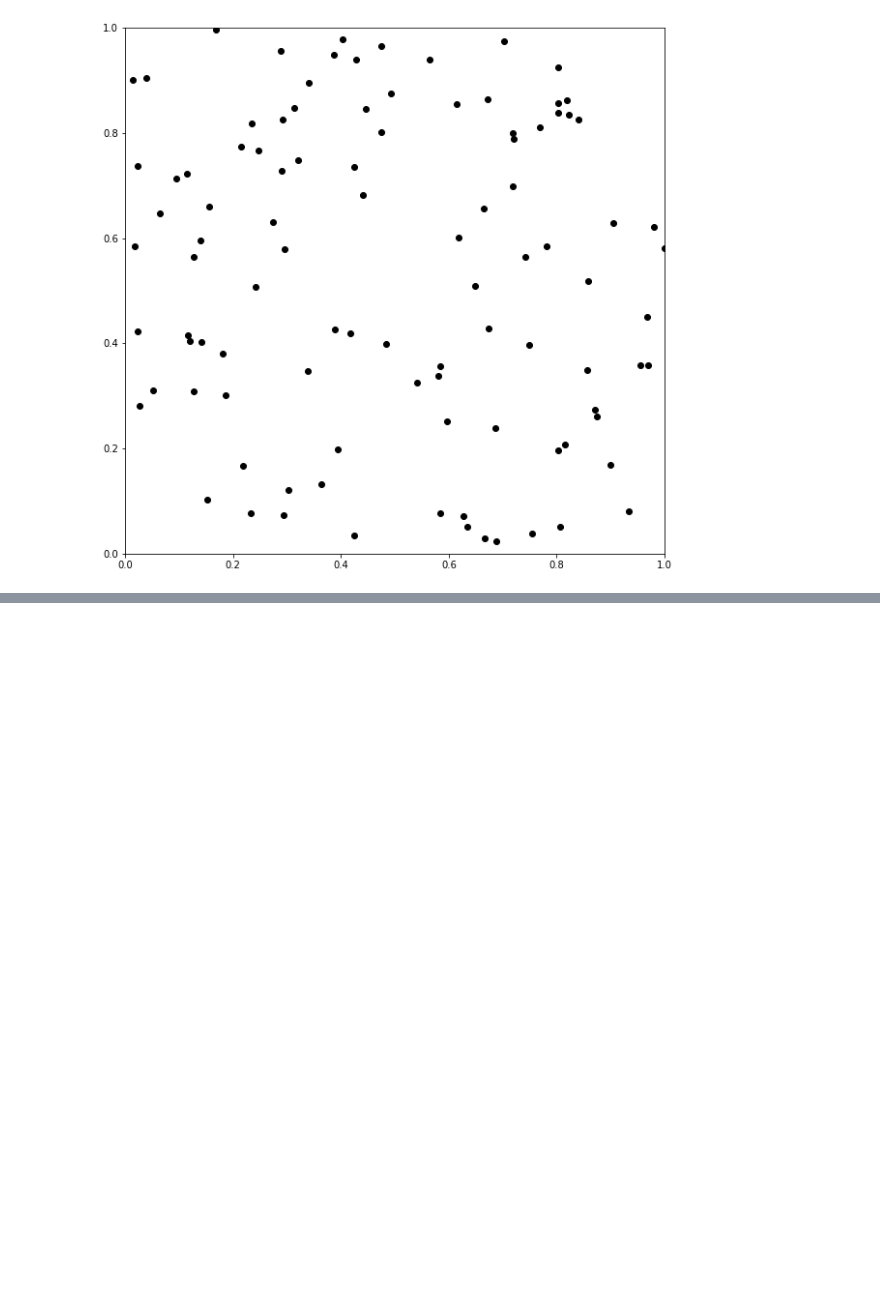
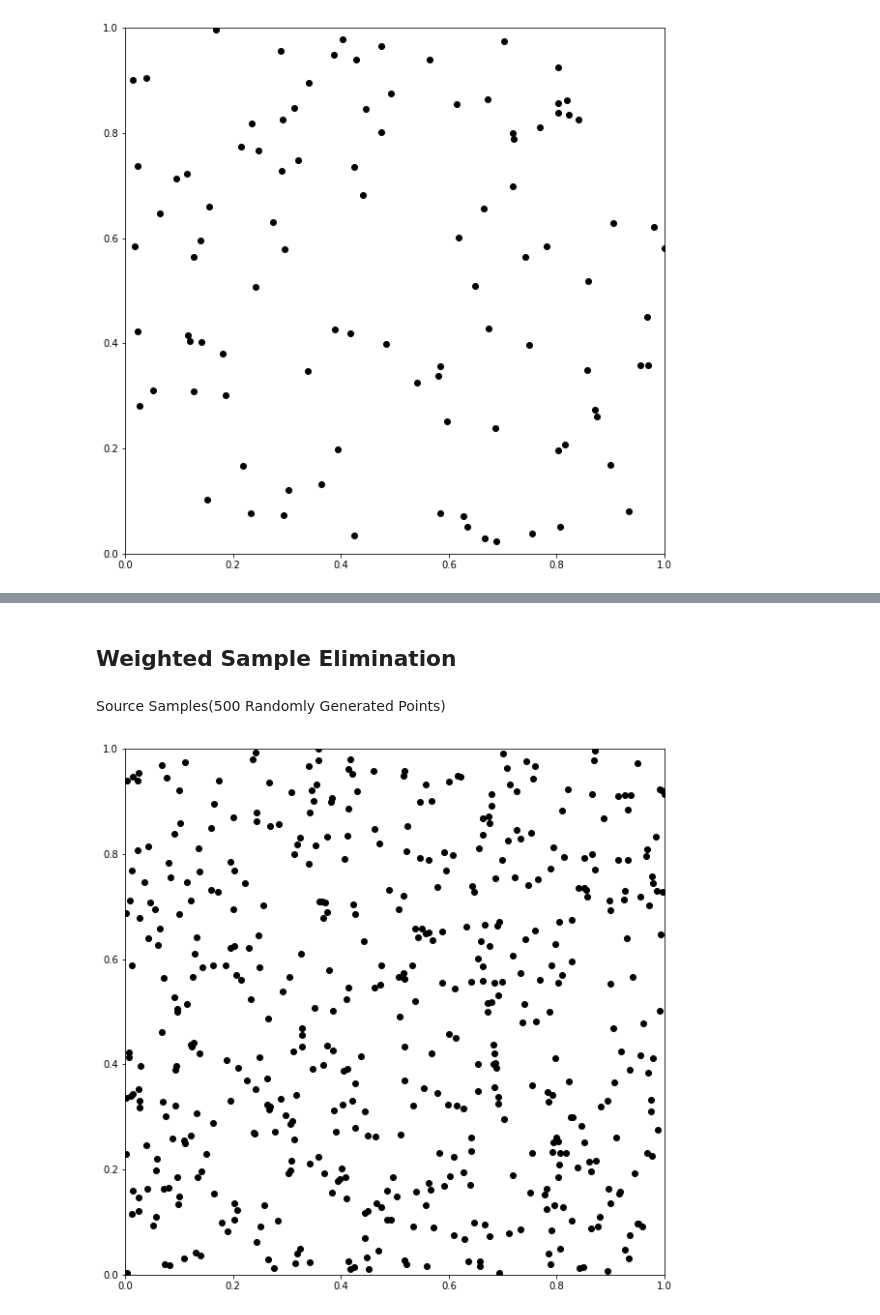
Before and after one commit to WeakKnight/PoissonDiskSampler, a Jupyter notebook: PoissonDiskSampler.ipynb, the cells around one changed output, grey strips where cells are left out. Cells and saved outputs as stored; diff of their text form; code cells hidden in the pictures; blank space fills up the shorter version.

```diff
--- a/PoissonDiskSampler.ipynb
+++ b/PoissonDiskSampler.ipynb
@@ -25,0 +60,28 @@ plt.show()
+# %% [markdown]
+## Weighted Sample Elimination
+# %% [markdown]
+Source Samples(500 Randomly Generated Points)
+# %%
+%matplotlib inline
+import matplotlib.pyplot as plt
+from matplotlib.patches import Ellipse
+import numpy as np
+from matplotlib.text import OffsetFrom
+import Library as lib
+import random as rd
+
+fig, ax = plt.subplots(figsize=(10, 10))
+
+samples = []
+
+# Consistent Seed
+rd.seed(12345)
+
+for i in range(500):
+    ax.scatter(rd.random(), rd.random(), color = [0.0, 0.0, 0.0])
+
+ax.set_xlim(0, 1)
+ax.set_ylim(0, 1)
+plt.show()
+# %% [output]
+[figure, added]
```
Also changed, not shown: parts of 4 cells of this notebook.
